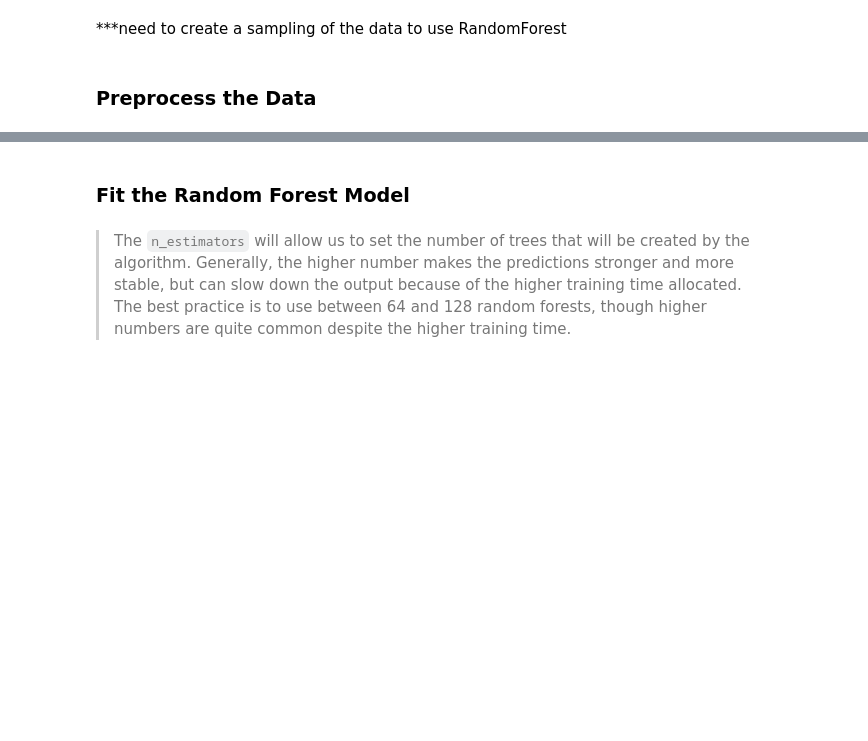
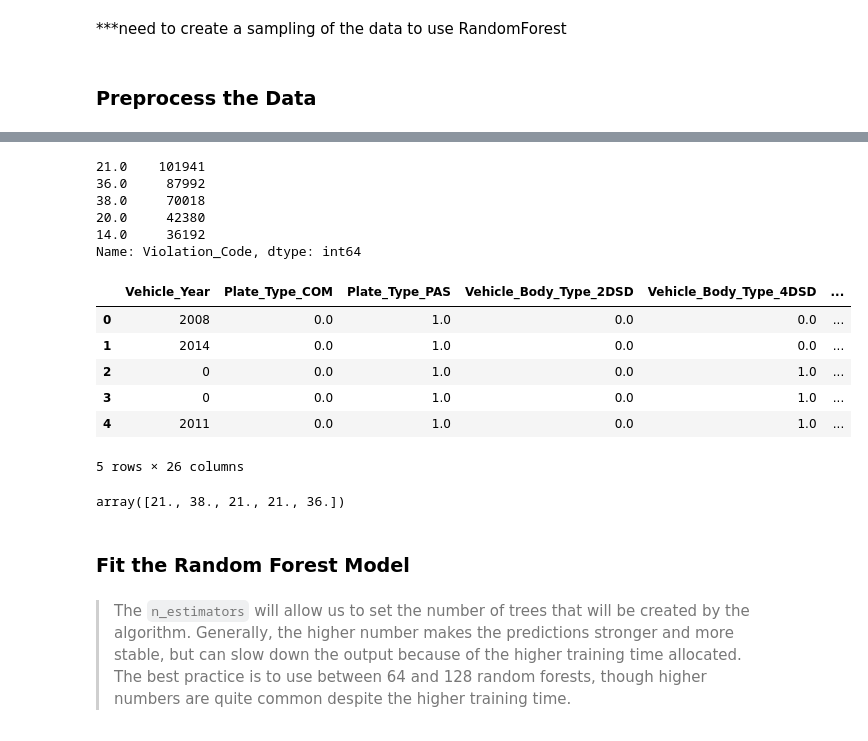
Before and after one commit to alorenz465446/NYC_Parking_Tickets, a Jupyter notebook: NYC_Machine_Learning.ipynb, the cells around one changed output, grey strips where cells are left out. Saved outputs shown, nothing was run; the diff lists cells and outputs as text; code cells hidden in the pictures; blank space fills up the shorter version.

```diff
--- a/NYC_Machine_Learning.ipynb
+++ b/NYC_Machine_Learning.ipynb
@@ -88,12 +235,31 @@ from sklearn.metrics import confusion_matrix, accuracy_score, classification_rep
+# %%
+nyc_df['Violation_Code'].value_counts()
+# %% [output]
+21.0    101941
+36.0     87992
+38.0     70018
+20.0     42380
+14.0     36192
+Name: Violation_Code, dtype: int64
 # %%
 # Define the features set.
 X = nyc_df.copy()
-X = X.drop(['Violation Code', 'Violation Description'], axis=1)
+X = X.drop(['Violation_Code'], axis=1)
 X.head()
+# %% [output]
+|  | Vehicle_Year | Plate_Type_COM | Plate_Type_PAS | Vehicle_Body_Type_2DSD | Vehicle_Body_Type_4DSD | ... |
+| 0 | 2008 | 0.0 | 1.0 | 0.0 | 0.0 | ... |
+| 1 | 2014 | 0.0 | 1.0 | 0.0 | 0.0 | ... |
+| 2 | 0 | 0.0 | 1.0 | 0.0 | 1.0 | ... |
+| 3 | 0 | 0.0 | 1.0 | 0.0 | 1.0 | ... |
+| 4 | 2011 | 0.0 | 1.0 | 0.0 | 1.0 | ... |
+5 rows × 26 columns
 # %%
 # Define the target set.
-y = df_loans["Violation Code"].ravel()
+y = nyc_df["Violation_Code"].ravel()
 y[:5]
+# %% [output]
+array([21., 38., 21., 21., 36.])
 # %%
 # Split data into Train and Test sets.
 X_train, X_test, y_train, y_test = train_test_split(X, y, random_state=78)
```
Also changed, not shown: parts of 18 cells of this notebook.
